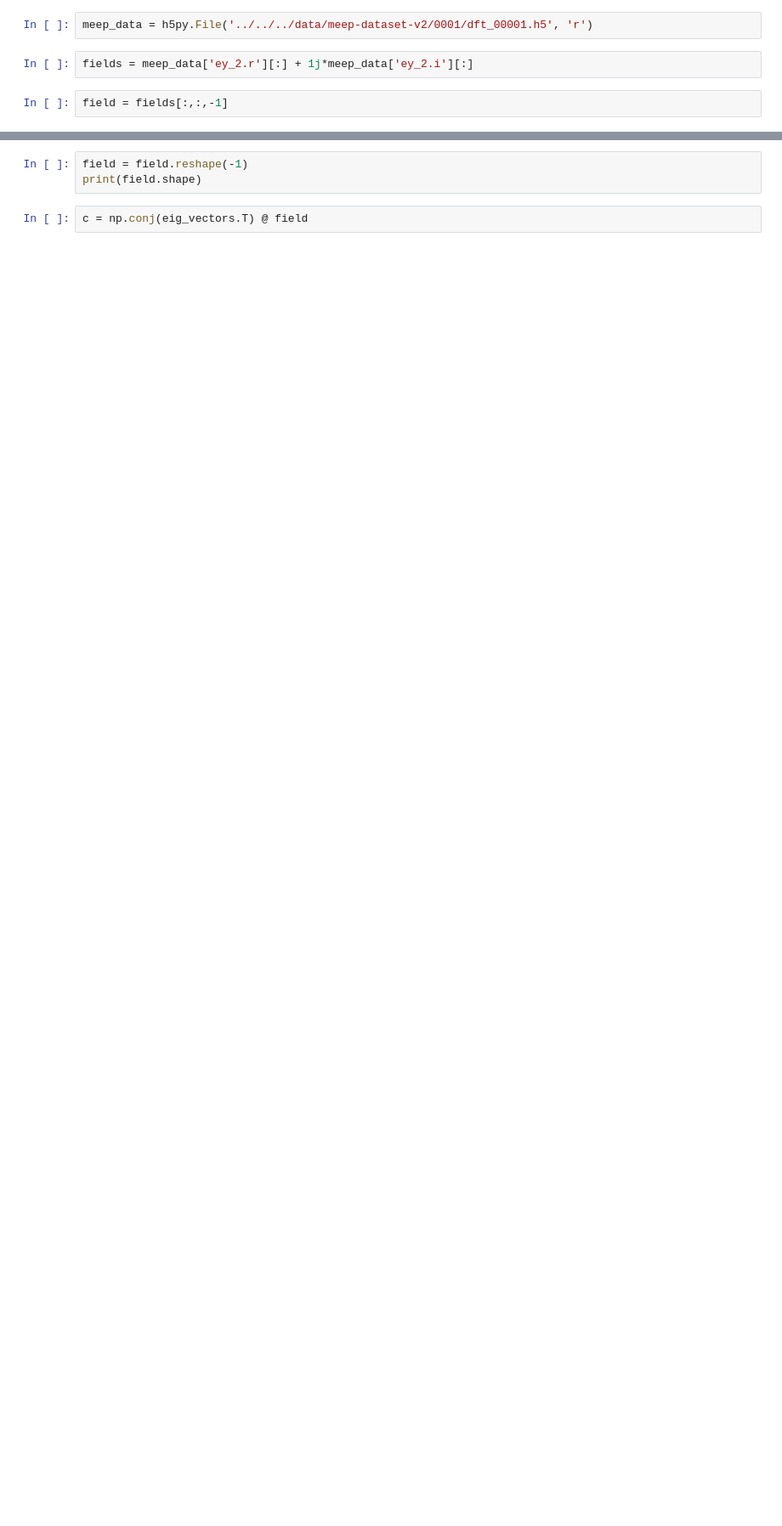
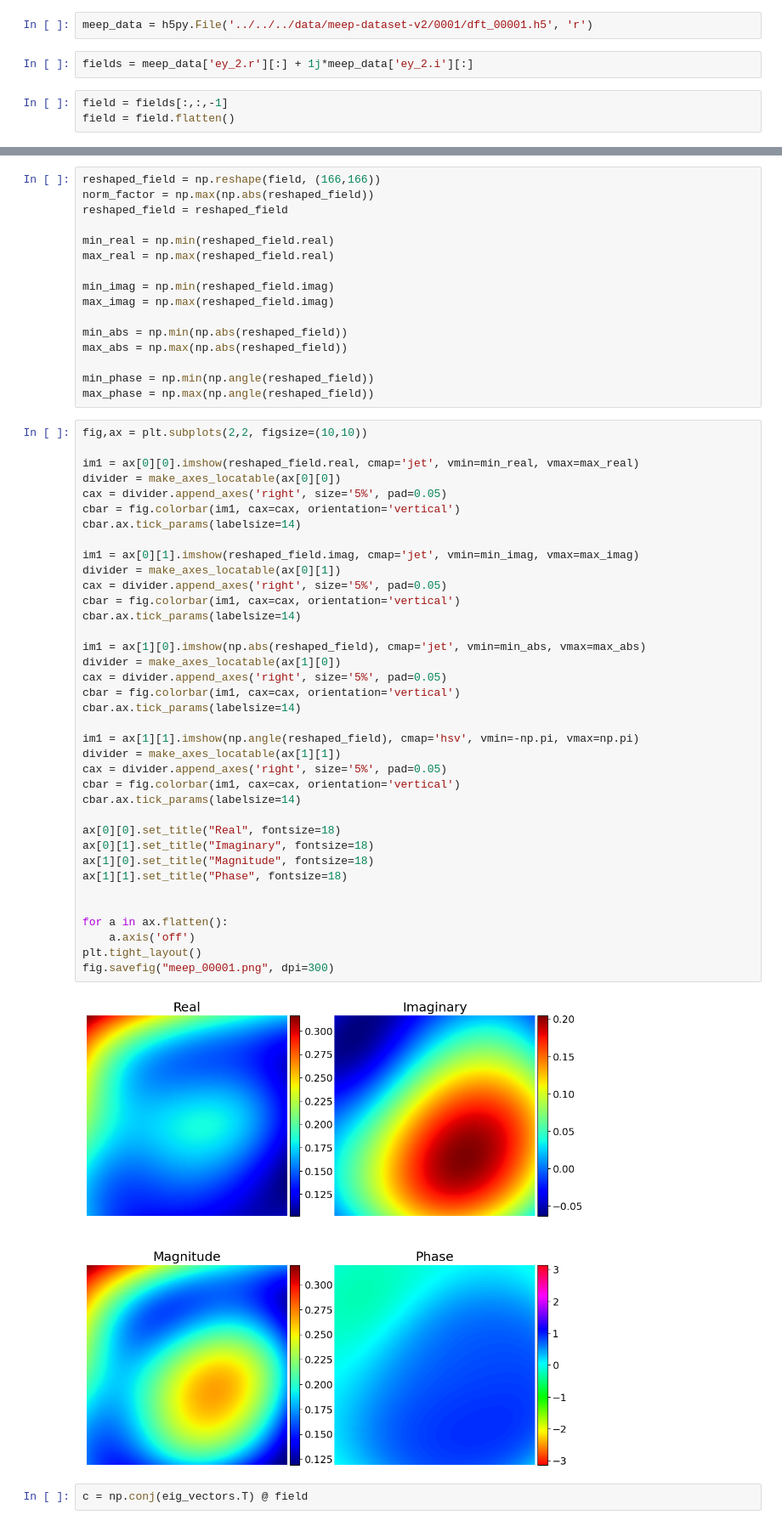
Before and after one commit to Kovaleski-Research-Lab/Bra-ket-optics, a Jupyter notebook: notebooks/plot_modes.ipynb, the cells around one changed output, grey strips where cells are left out. Shown at 85% size. Drawn from its saved outputs; the diff is of its cells as text; blank space fills up the shorter version.

```diff
--- a/notebooks/plot_modes.ipynb
+++ b/notebooks/plot_modes.ipynb
@@ -34,3 +40,4 @@ meep_data = h5py.File('../../../data/meep-dataset-v2/0001/dft_00001.h5', 'r')
 fields = meep_data['ey_2.r'][:] + 1j*meep_data['ey_2.i'][:]
 # %%
 field = fields[:,:,-1]
+field = field.flatten()
@@ -40,5 +44,57 @@ plt.colorbar()
-# %%
-field = field.reshape(-1)
-print(field.shape)
+# %%
+reshaped_field = np.reshape(field, (166,166))
+norm_factor = np.max(np.abs(reshaped_field))
+reshaped_field = reshaped_field
+
+min_real = np.min(reshaped_field.real)
+max_real = np.max(reshaped_field.real)
+
+min_imag = np.min(reshaped_field.imag)
+max_imag = np.max(reshaped_field.imag)
+
+min_abs = np.min(np.abs(reshaped_field))
+max_abs = np.max(np.abs(reshaped_field))
+
+min_phase = np.min(np.angle(reshaped_field))
+max_phase = np.max(np.angle(reshaped_field))
+# %%
+fig,ax = plt.subplots(2,2, figsize=(10,10))
+
+im1 = ax[0][0].imshow(reshaped_field.real, cmap='jet', vmin=min_real, vmax=max_real)
+divider = make_axes_locatable(ax[0][0])
+cax = divider.append_axes('right', size='5%', pad=0.05)
+cbar = fig.colorbar(im1, cax=cax, orientation='vertical')
+cbar.ax.tick_params(labelsize=14)
+
+im1 = ax[0][1].imshow(reshaped_field.imag, cmap='jet', vmin=min_imag, vmax=max_imag)
+divider = make_axes_locatable(ax[0][1])
+cax = divider.append_axes('right', size='5%', pad=0.05)
+cbar = fig.colorbar(im1, cax=cax, orientation='vertical')
+cbar.ax.tick_params(labelsize=14)
+
+im1 = ax[1][0].imshow(np.abs(reshaped_field), cmap='jet', vmin=min_abs, vmax=max_abs)
+divider = make_axes_locatable(ax[1][0])
+cax = divider.append_axes('right', size='5%', pad=0.05)
+cbar = fig.colorbar(im1, cax=cax, orientation='vertical')
+cbar.ax.tick_params(labelsize=14)
+
+im1 = ax[1][1].imshow(np.angle(reshaped_field), cmap='hsv', vmin=-np.pi, vmax=np.pi)
+divider = make_axes_locatable(ax[1][1])
+cax = divider.append_axes('right', size='5%', pad=0.05)
+cbar = fig.colorbar(im1, cax=cax, orientation='vertical')
+cbar.ax.tick_params(labelsize=14)
+
+ax[0][0].set_title("Real", fontsize=18)
+ax[0][1].set_title("Imaginary", fontsize=18)
+ax[1][0].set_title("Magnitude", fontsize=18)
+ax[1][1].set_title("Phase", fontsize=18)
+
+
+for a in ax.flatten():
+    a.axis('off')
+plt.tight_layout()
+fig.savefig("meep_00001.png", dpi=300)
+# %% [output]
+[figure, added]
 # %%
 c = np.conj(eig_vectors.T) @ field
```
Also changed, not shown: parts of 16 cells of this notebook, 14 other files.
